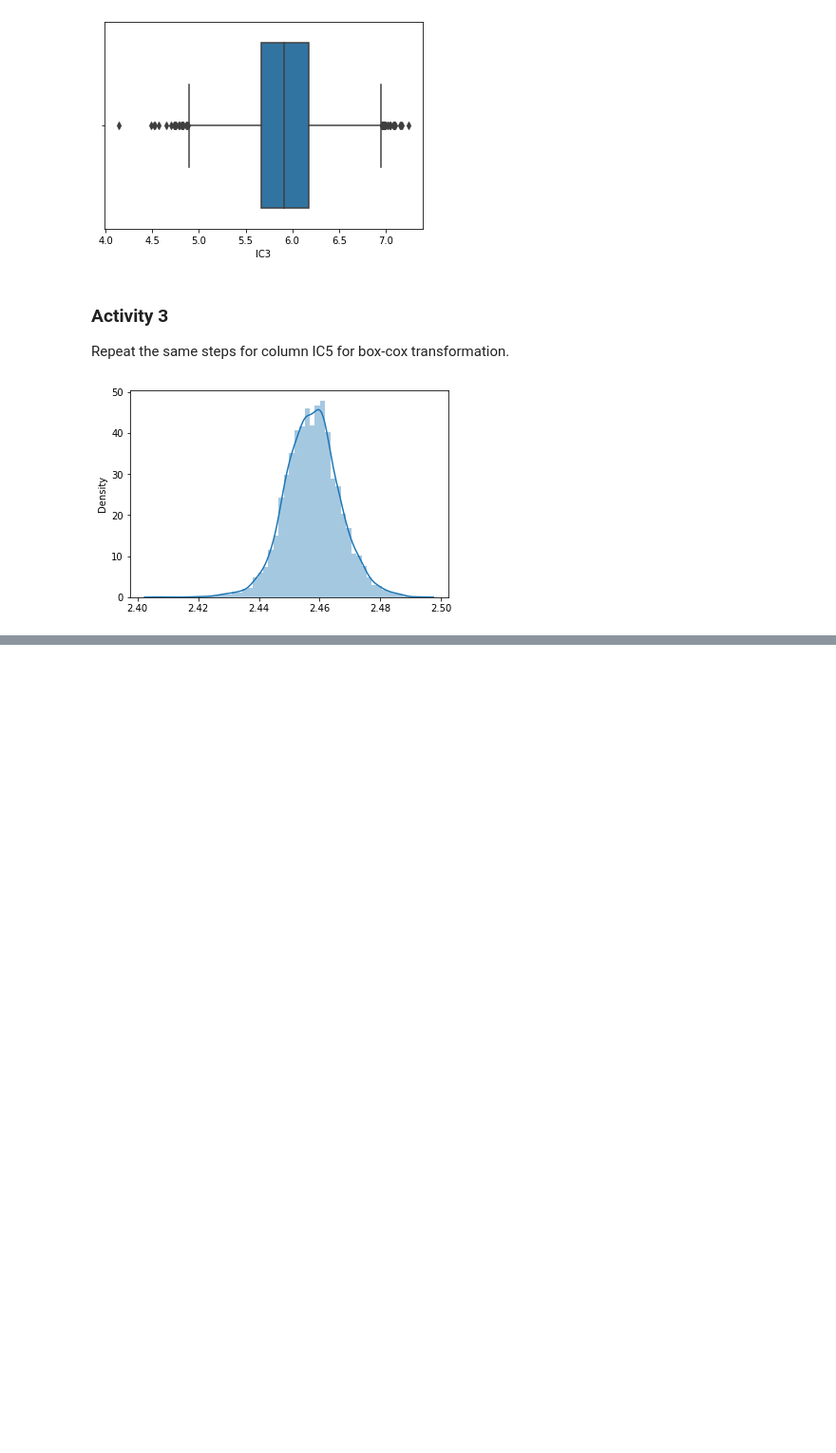
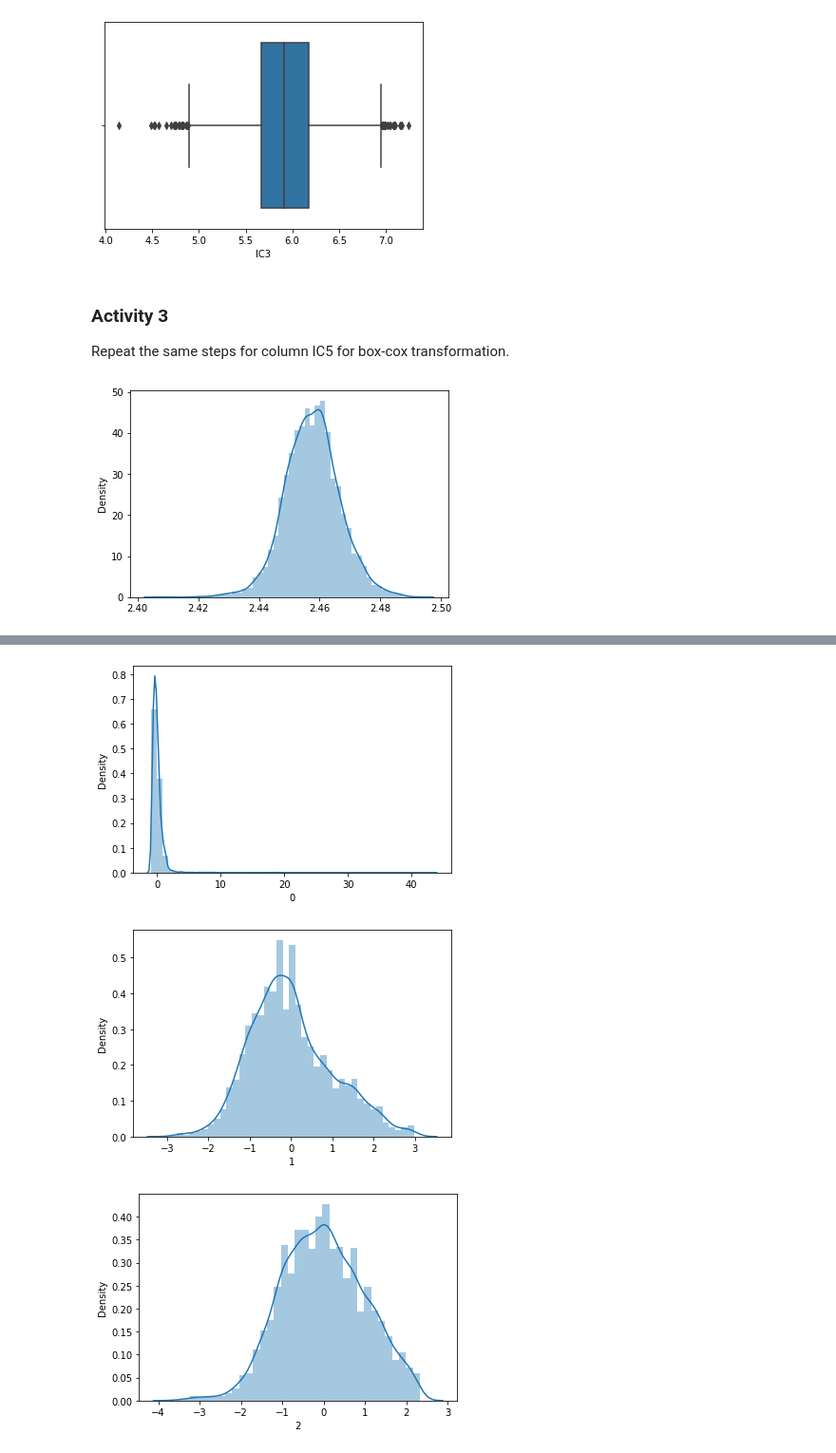
Before and after one commit to Ironhack-Data-0621-Remote/Classroom-Materials, a Jupyter notebook: Unit_1/5-data_preprocessing/data_preprocessing_activity.ipynb, the cells around one changed output, grey strips where cells are left out. Shown: that part at 95% size. Saved outputs shown, nothing was run; the diff lists cells and outputs as text; code cells hidden in the pictures; blank space fills up the shorter version.

```diff
--- a/Unit_1/5-data_preprocessing/data_preprocessing_activity.ipynb
+++ b/Unit_1/5-data_preprocessing/data_preprocessing_activity.ipynb
@@ -151,0 +173,8 @@ plt.show()
+# %%
+from sklearn.preprocessing import StandardScaler
+
+transformer = StandardScaler().fit(data2)
+x_standardized = transformer.transform(data2)
+
+data3=pd.DataFrame(x_standardized)
+data3.head()
@@ -151,0 +188,8 @@ plt.show()
+# %%
+for i in range(3):
+    sns.distplot(data3.iloc[:,i])
+    plt.show()
+# %% [output]
+[figure, added]
+[figure, added]
+[figure, added]
```
Also changed, not shown: parts of 5 cells of this notebook.
